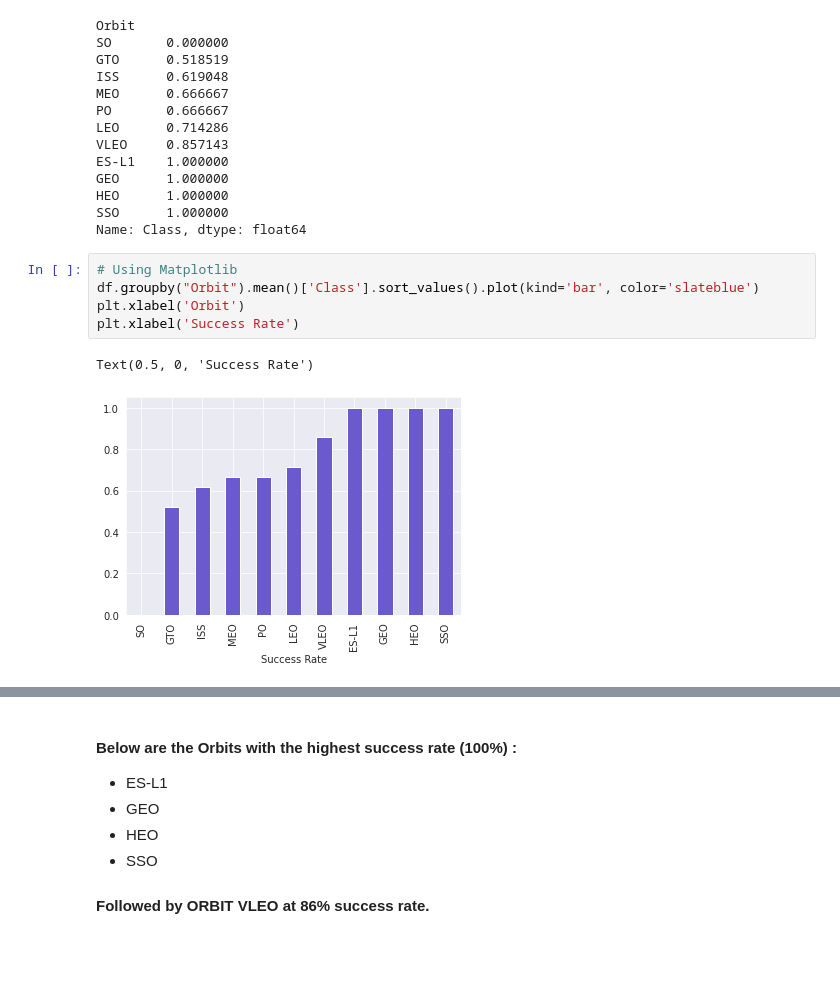
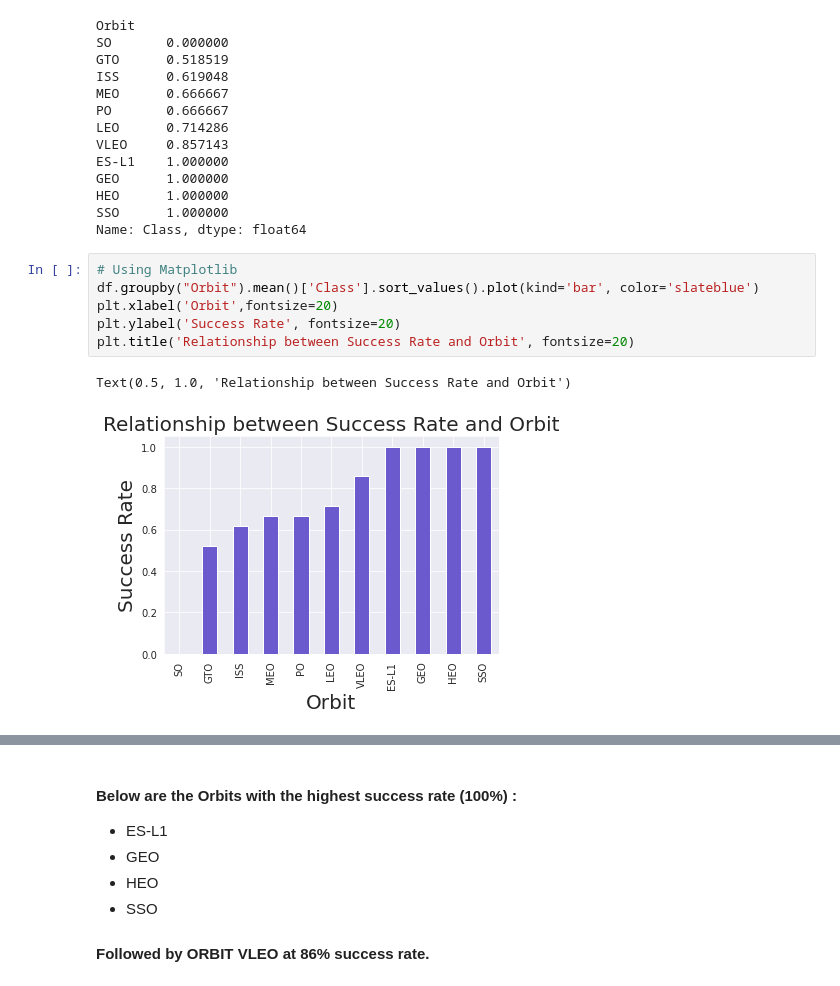
Before and after one commit to RimaHinn/CapstoneIBMDataScience, a Jupyter notebook: EDA_Visualization.ipynb, the cells around one changed output, grey strips where cells are left out. Saved outputs shown, nothing was run; the diff lists cells and outputs as text; blank space fills up the shorter version.

```diff
--- a/EDA_Visualization.ipynb
+++ b/EDA_Visualization.ipynb
@@ -137,11 +138,12 @@ Name: Class, dtype: float64
 # %%
 # Using Matplotlib
 df.groupby("Orbit").mean()['Class'].sort_values().plot(kind='bar', color='slateblue')
-plt.xlabel('Orbit')
-plt.xlabel('Success Rate')
+plt.xlabel('Orbit',fontsize=20)
+plt.ylabel('Success Rate', fontsize=20)
+plt.title('Relationship between Success Rate and Orbit', fontsize=20)
 # %% [output]
-Text(0.5, 0, 'Success Rate')
+Text(0.5, 1.0, 'Relationship between Success Rate and Orbit')
-[figure, old version]
+[figure, new version]
 # %%
 #using seaborn
 plot_order = df.groupby('Orbit')['Class'].mean().sort_values().index.values
```
Also changed, not shown: parts of 6 cells of this notebook.
